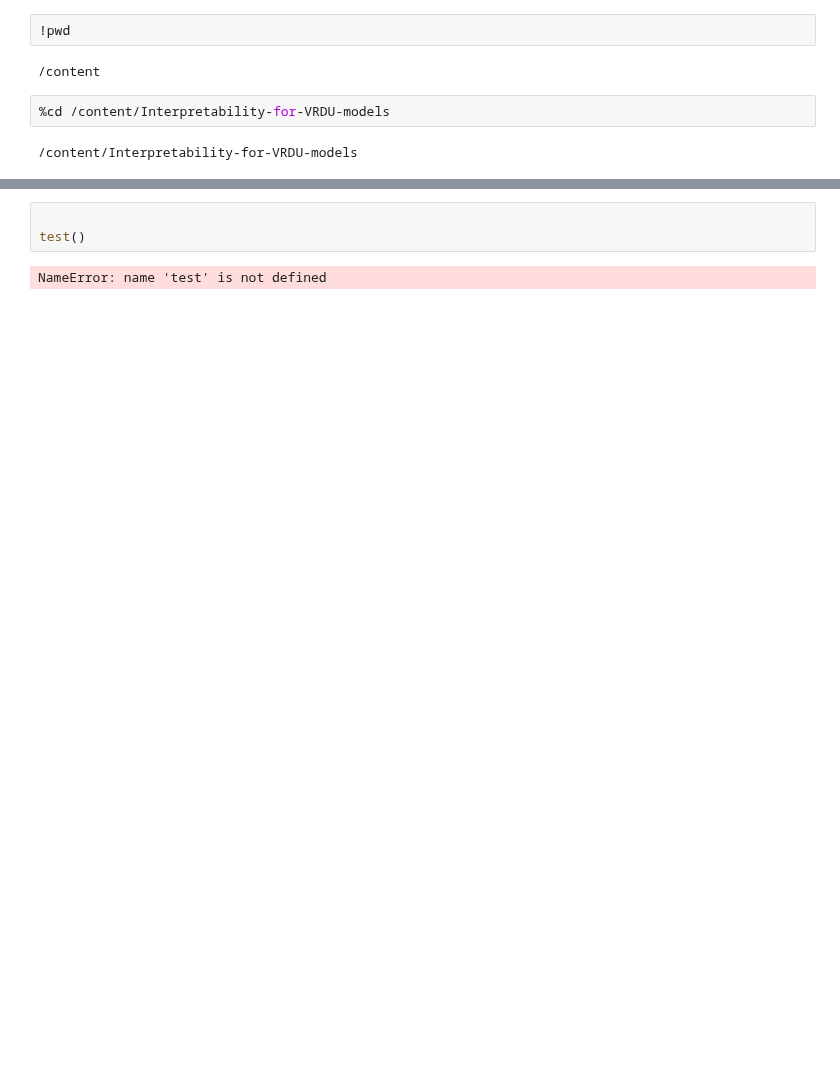
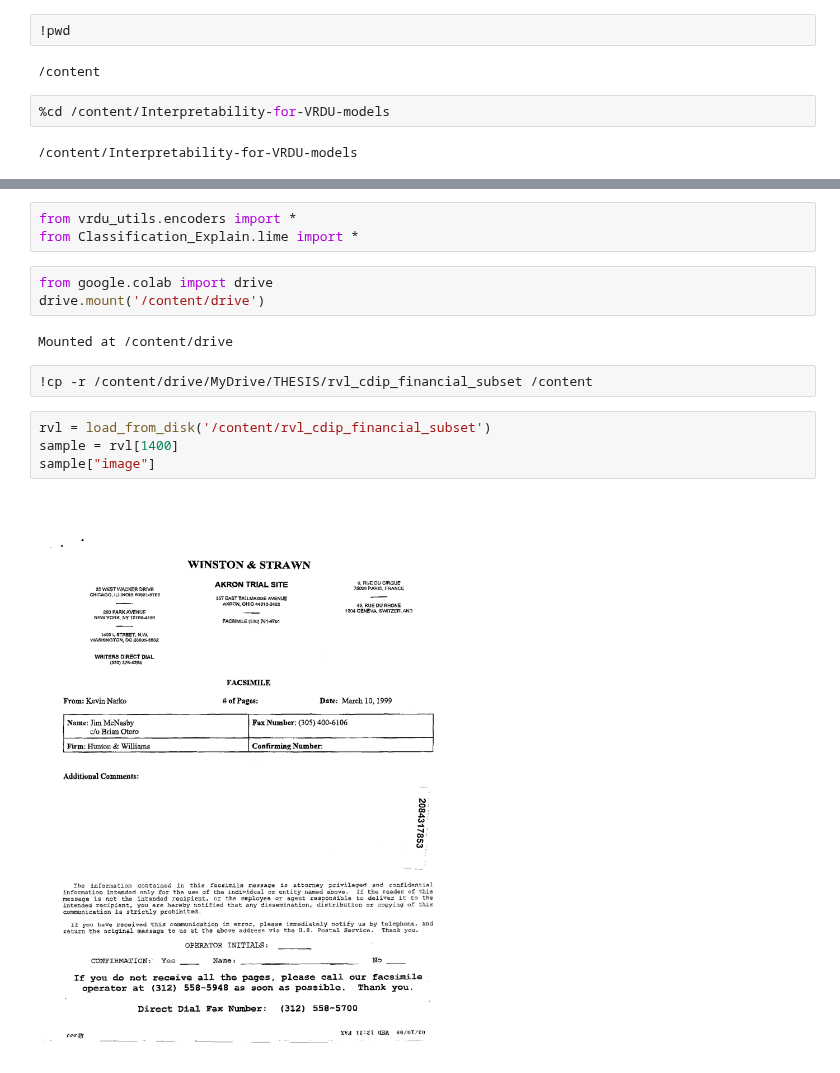
Before and after one commit to adamserag1/Interpretability-for-VRDU-models, a Jupyter notebook: experiments/test1.ipynb, the cells around one changed output, grey strips where cells are left out. Drawn from its saved outputs; the diff is of its cells as text; blank space fills up the shorter version.

Commit message:
tests

```diff
--- a/experiments/test1.ipynb
+++ b/experiments/test1.ipynb
@@ -23,5 +115,16 @@ Resolving deltas: 100% (125/125), done.
+# %%
+from vrdu_utils.encoders import *
+from Classification_Explain.lime import *
+# %%
+from google.colab import drive
+drive.mount('/content/drive')
+# %% [output]
+Mounted at /content/drive
+# %%
+!cp -r /content/drive/MyDrive/THESIS/rvl_cdip_financial_subset /content
 # %%
-
-test()
+rvl = load_from_disk('/content/rvl_cdip_financial_subset')
+sample = rvl[1400]
+sample["image"]
 # %% [output]
-NameError: name 'test' is not defined
+[figure, added]
```
Also changed, not shown: parts of 19 cells of this notebook.
